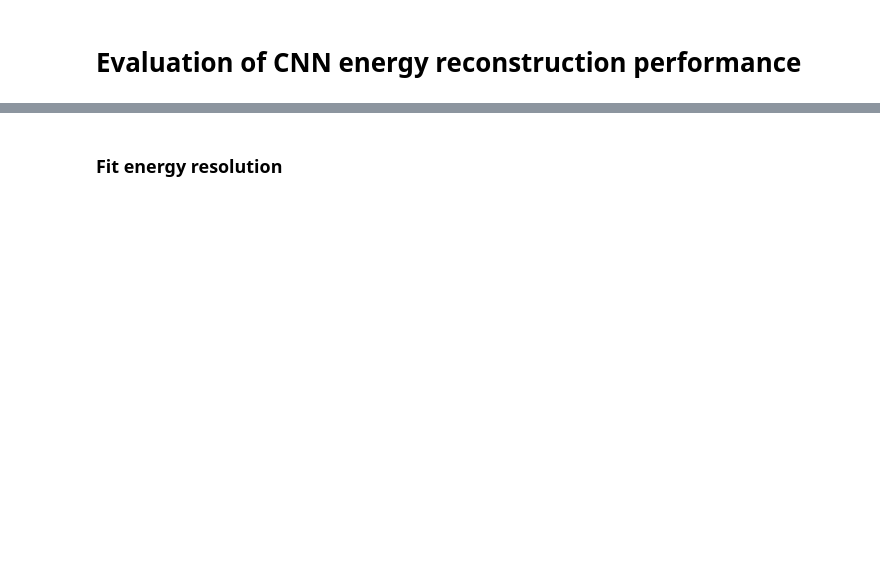
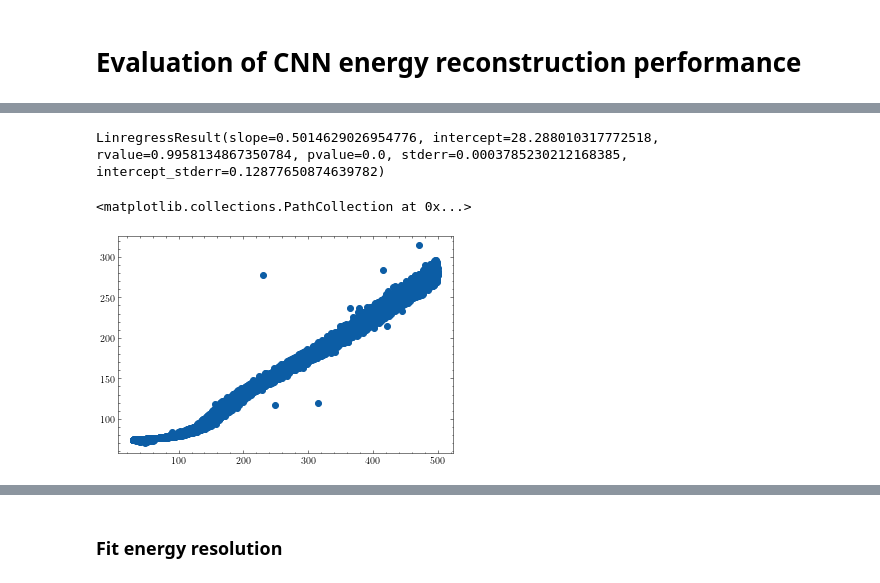
Before and after one commit to olantwin/calopid, a Jupyter notebook: evaluate_PG_energy_regression.ipynb, the cells around one changed output, grey strips where cells are left out. Saved outputs shown, nothing was run; the diff lists cells and outputs as text; code cells hidden in the pictures; blank space fills up the shorter version.

```diff
--- a/evaluate_PG_energy_regression.ipynb
+++ b/evaluate_PG_energy_regression.ipynb
@@ -85,9 +99,10 @@ ds_test = (
     .apply(tf.data.experimental.assert_cardinality(events_test.num_entries))
 )
 # %%
-y_test = np.log(events_test[target].array(library="np"))
+#y_test = np.log(events_test[target].array(library="np"))
+y_test = events_test[target].array(library="np")
 # %%
-batched_ds_test = ds_test.batch(30)
+batched_ds_test = ds_test.batch(20)
 # %%
 from tensorflow.keras.models import load_model
 # %%
@@ -99,3 +124,5 @@ model = load_model(f"CNN_jannu_energy_{particle}_n80000_e100.keras")
+# %%
+model = load_model(model_file)
 # %%
 model_name = model.name
 # %%
@@ -120,3 +155,5 @@ df["E_true"] = np.exp(df.log_E_true)
+# %%
+df = pd.DataFrame({"E_true": y_test, "E_pred": y_pred.ravel()})
 # %%
 scale = df.E_true.mean() / df.E_pred.mean()
 # %%
@@ -127,0 +169,4 @@ df.E_corrected = df.E_pred
+# %%
+res
+# %% [output]
+LinregressResult(slope=0.5014629026954776, intercept=28.288010317772518, rvalue=0.9958134867350784, pvalue=0.0, stderr=0.0003785230212168385, intercept_stderr=0.12877650874639782)
@@ -128,2 +178,7 @@ df.E_corrected = df.E_pred
+# %%
+plt.scatter(df.E_true, df.E_corrected)
+# %% [output]
+<matplotlib.collections.PathCollection at 0x...>
+[figure, added]
 # %%
 scale, shift
```
Also changed, not shown: parts of 101 cells of this notebook, 2 other files.
